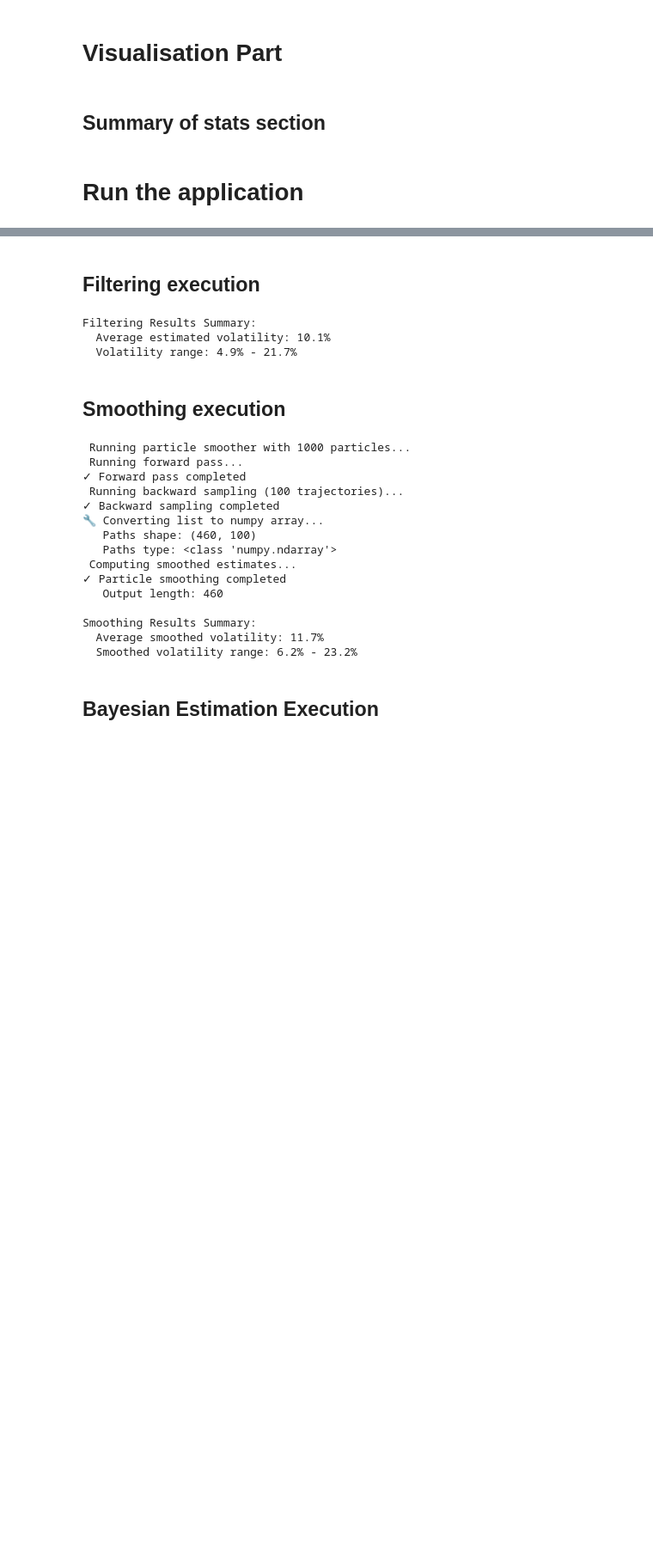
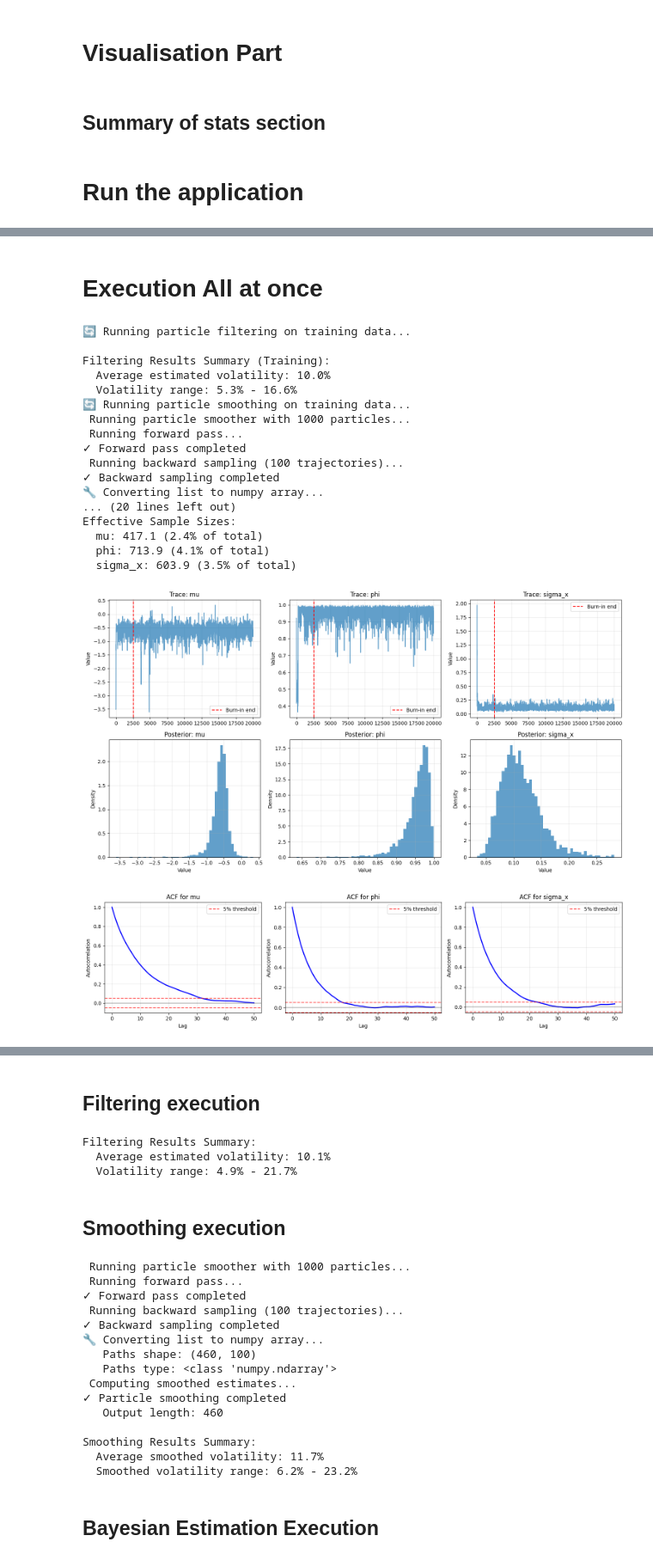
Before and after one commit to designed7000/UCL-Research-Project, a Jupyter notebook: Week1/Week1.ipynb, the cells around one changed output, grey strips where cells are left out. Shown at 86% size. Drawn from its saved outputs; the diff is of its cells as text; code cells hidden in the pictures; blank space fills up the shorter version.

```diff
--- a/Week1/Week1.ipynb
+++ b/Week1/Week1.ipynb
@@ -80,17 +95,22 @@ Some basic stats: Mean=0.087%, Std=0.81%
 # %%
 class StochasticVolatilityModel(ssm.StateSpaceModel):
     """
-    Stochastic Volatility Model for S&P 500
-    Parameters (μ, φ, σ^2):
+    Stochastic Volatility Model with logit-transformed φ parameter
+    Parameters (μ, logit_phi, σ^2):
     - mu: long-run log-volatility level
-    - phi: persistence parameter (0 < phi < 1)
+    - logit_phi: logit-transformed persistence parameter
     - sigma_x: volatility of log-volatility
+
+    Note: phi = exp(logit_phi) / (1 + exp(logit_phi))
     """
 
-    def __init__(self, mu=-2.5, phi=0.95, sigma_x=0.3):
+    def __init__(self, mu=-2.5, logit_phi=2.94, sigma_x=0.3):
         self.mu = mu
-        self.phi = phi
+        self.logit_phi = logit_phi
         self.sigma_x = sigma_x
+
+        # Convert logit_phi back to phi for internal calculations
+        self.phi = np.exp(logit_phi) / (1 + np.exp(logit_phi))
 
     def PX0(self):
         """Initial distribution of log-volatility"""
@@ -678,0 +983,64 @@ Initialized SV model with parameters:
+# %% [markdown]
+# Execution All at once
+# %%
+# Initialize model with default parameters for initial analysis
+model = StochasticVolatilityModel()
+
+# Run particle filtering on TRAINING data
+print("🔄 Running particle filtering on training data...")
+filtering_results = run_particle_filter(model, returns_train, N=1000)
+
+print(f"\nFiltering Results Summary (Training):")
+print(f"  Average estimated volatility: {filtering_results['vol_estimates'].mean():.1f}%")
+print(f"  Volatility range: {filtering_results['vol_estimates'].min():.1f}% - {filtering_results['vol_estimates'].max():.1f}%")
+
+# Run particle smoothing on TRAINING data
+print("🔄 Running particle smoothing on training data...")
+smoothing_results = run_particle_smoother(model, returns_train, N=1000)
+
+print(f"\nSmoothing Results Summary (Training):")
+print(f"  Average smoothed volatility: {smoothing_results['vol_estimates'].mean():.1f}%")
+print(f"  Smoothed volatility range: {smoothing_results['vol_estimates'].min():.1f}% - {smoothing_results['vol_estimates'].max():.1f}%")
+
+# Run MCMC for Bayesian parameter estimation on TRAINING data
+print("🔄 Running MCMC parameter estimation on training data...")
+mcmc_results = bayesian_parameter_estimation(returns_train, n_iter=20000, n_burn=2500)
+
+print(f"\nMCMC Results Summary:")
+for param, est in mcmc_results['estimates'].items():
+    print(f"  {param}: {est['mean']:.3f} ± {est['std']:.3f}")
+
+# Compare models
+print("🔄 Comparing Black-Scholes vs Stochastic Volatility models...")
+comparison_results = compare_models(returns_train, returns_test, smoothing_results, mcmc_results)
+
+# Update results dictionary
+results = {
+    'train_data': train_data,
+    'test_data': test_data,
+    'filtering': filtering_results,
+    'smoothing': smoothing_results,
+    'mcmc': mcmc_results,
+    'comparison': comparison_results,
+    'model': model
+}
+# %% [output]
+🔄 Running particle filtering on training data...
+
+Filtering Results Summary (Training):
+  Average estimated volatility: 10.0%
+  Volatility range: 5.3% - 16.6%
+🔄 Running particle smoothing on training data...
+ Running particle smoother with 1000 particles...
+ Running forward pass...
+✓ Forward pass completed
+ Running backward sampling (100 trajectories)...
+✓ Backward sampling completed
+🔧 Converting list to numpy array...
+... (20 lines left out)
+Effective Sample Sizes:
+  mu: 417.1 (2.4% of total)
+  phi: 713.9 (4.1% of total)
+  sigma_x: 603.9 (3.5% of total)
+[figure, added]
+[figure, added]
```
Also changed, not shown: parts of 14 cells of this notebook, 4 other files.
